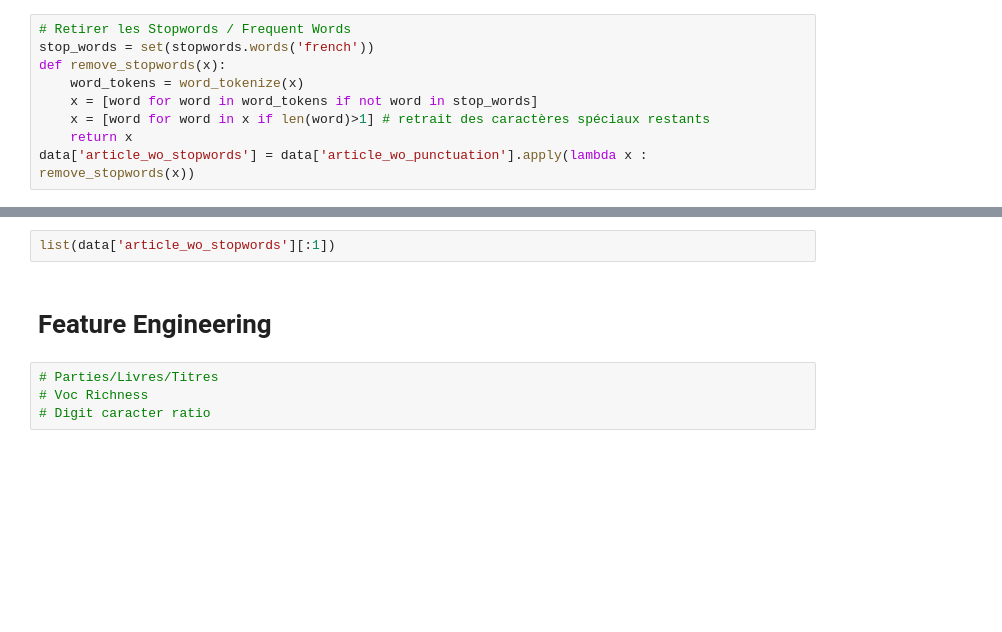
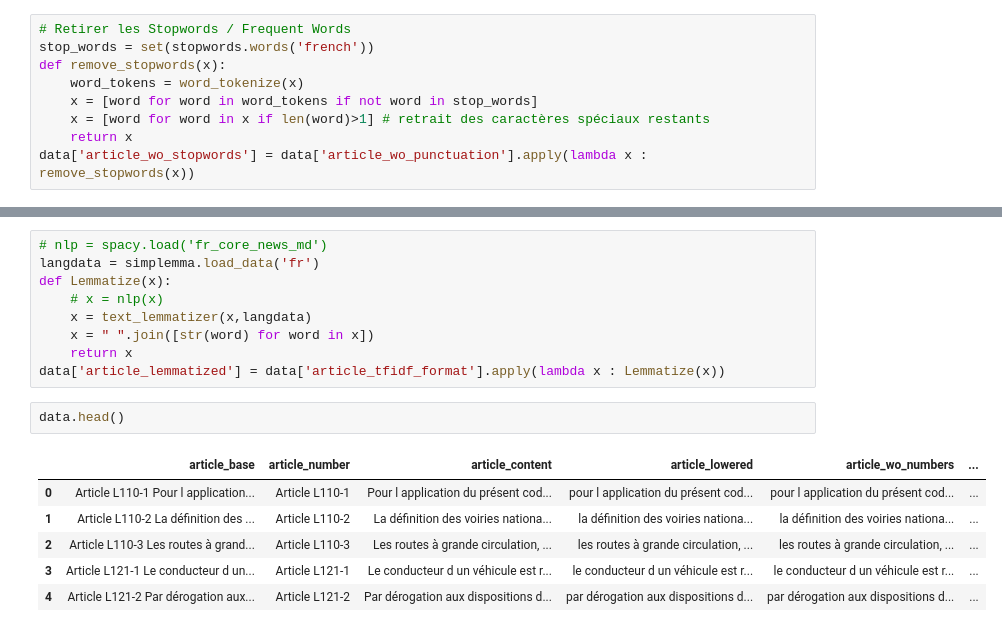
Before and after one commit to MarcusLZ/harvai, a Jupyter notebook: notebooks/Data_Collection.ipynb, the cells around one changed output, grey strips where cells are left out. Drawn from its saved outputs; the diff is of its cells as text; blank space fills up the shorter version.

```diff
--- a/notebooks/Data_Collection.ipynb
+++ b/notebooks/Data_Collection.ipynb
@@ -157,8 +148,18 @@ data
+# %%
+# nlp = spacy.load('fr_core_news_md')
+langdata = simplemma.load_data('fr')
+def Lemmatize(x):
+    # x = nlp(x)
+    x = text_lemmatizer(x,langdata)
+    x = " ".join([str(word) for word in x])
+    return x
+data['article_lemmatized'] = data['article_tfidf_format'].apply(lambda x : Lemmatize(x))
 # %%
-list(data['article_wo_stopwords'][:1])
+data.head()
+# %% [output]
+|  | article_base | article_number | article_content | article_lowered | article_wo_numbers | ... |
+| 0 | Article L110-1 Pour l application... | Article L110-1 | Pour l application du présent cod... | pour l application du présent cod... | pour l application du présent cod... | ... |
+| 1 | Article L110-2 La définition des ... | Article L110-2 | La définition des voiries nationa... | la définition des voiries nationa... | la définition des voiries nationa... | ... |
+| 2 | Article L110-3 Les routes à grand... | Article L110-3 | Les routes à grande circulation, ... | les routes à grande circulation, ... | les routes à grande circulation, ... | ... |
+| 3 | Article L121-1 Le conducteur d un... | Article L121-1 | Le conducteur d un véhicule est r... | le conducteur d un véhicule est r... | le conducteur d un véhicule est r... | ... |
+| 4 | Article L121-2 Par dérogation aux... | Article L121-2 | Par dérogation aux dispositions d... | par dérogation aux dispositions d... | par dérogation aux dispositions d... | ... |
-# %% [markdown]
-# Feature Engineering
-# %%
-# Parties/Livres/Titres
-# Voc Richness
-# Digit caracter ratio
```
Also changed, not shown: parts of 2 cells of this notebook, 6 other files.
